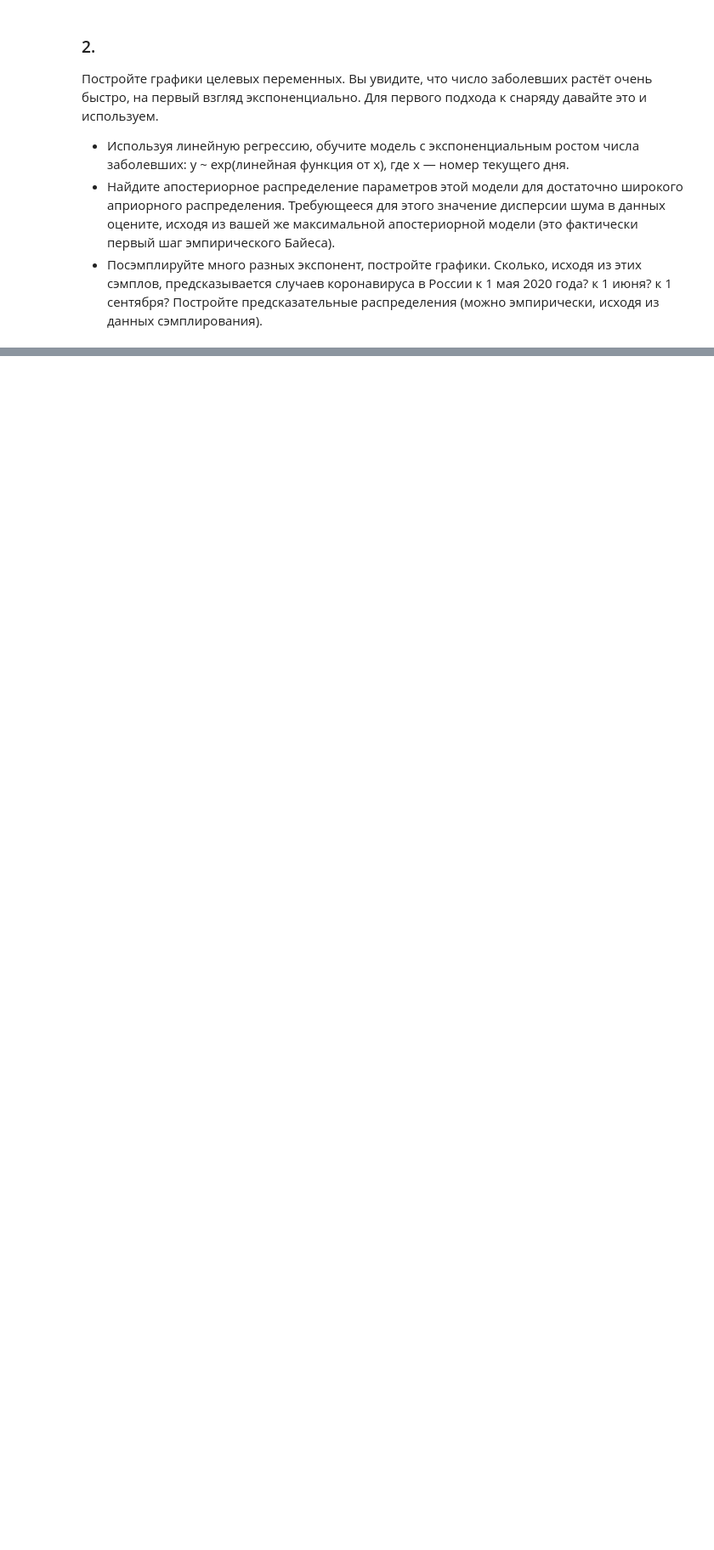
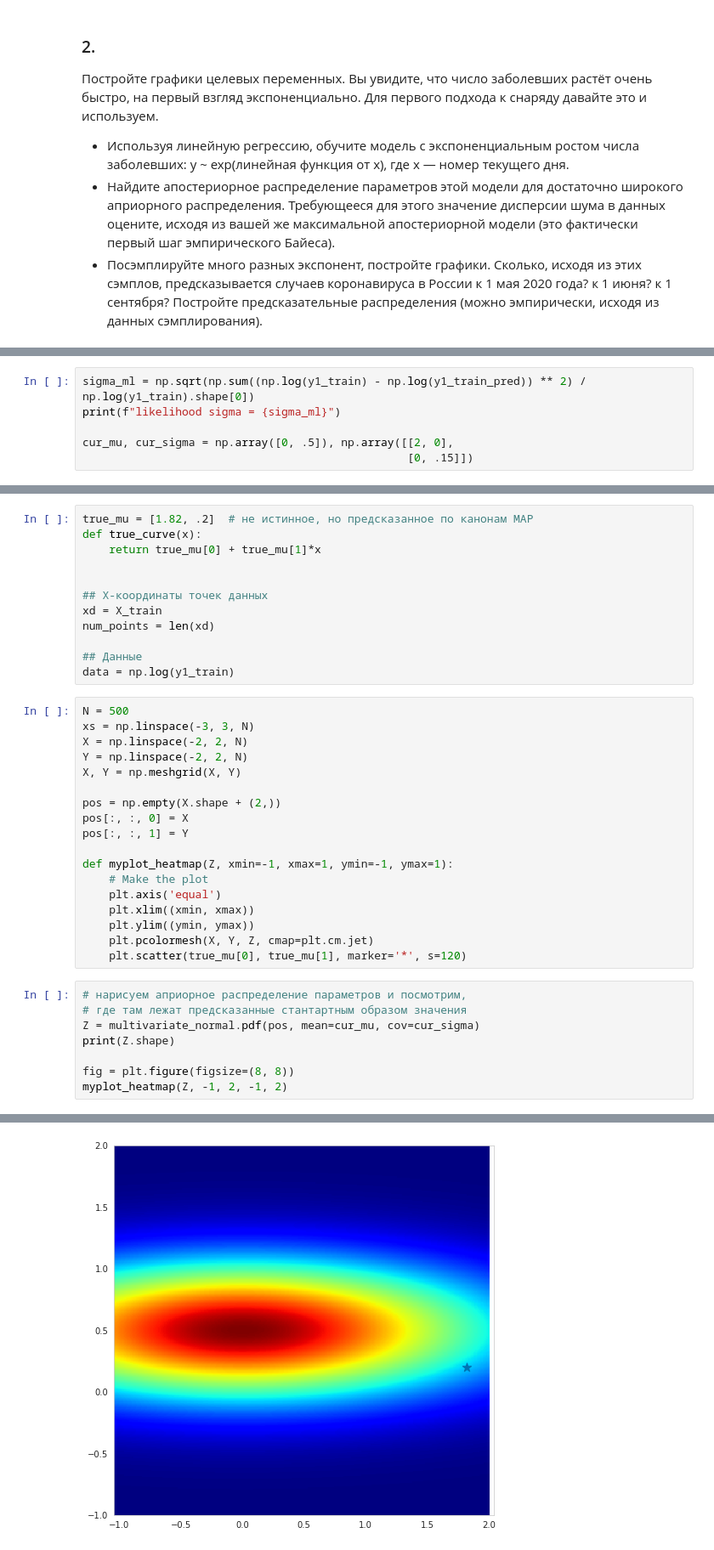
Before and after one commit to KPOTOH/advanced_ml, a Jupyter notebook: hw1/hw1.ipynb, the cells around one changed output, grey strips where cells are left out. Shown at 85% size. Cells and saved outputs as stored; diff of their text form; blank space fills up the shorter version.

```diff
--- a/hw1/hw1.ipynb
+++ b/hw1/hw1.ipynb
@@ -59,0 +295,6 @@ https://ourworldindata.org/coronavirus-source-data
+# %%
+sigma_ml = np.sqrt(np.sum((np.log(y1_train) - np.log(y1_train_pred)) ** 2) / np.log(y1_train).shape[0])
+print(f"likelihood sigma = {sigma_ml}")
+
+cur_mu, cur_sigma = np.array([0, .5]), np.array([[2, 0],
+                                                 [0, .15]])
@@ -59,0 +305,39 @@ https://ourworldindata.org/coronavirus-source-data
+# %%
+true_mu = [1.82, .2]  # не истинное, но предсказанное по канонам MAP
+def true_curve(x):
+    return true_mu[0] + true_mu[1]*x
+
+
+## X-координаты точек данных
+xd = X_train
+num_points = len(xd)
+
+## Данные
+data = np.log(y1_train)
+# %%
+N = 500
+xs = np.linspace(-3, 3, N)
+X = np.linspace(-2, 2, N)
+Y = np.linspace(-2, 2, N)
+X, Y = np.meshgrid(X, Y)
+
+pos = np.empty(X.shape + (2,))
+pos[:, :, 0] = X
+pos[:, :, 1] = Y
+
+def myplot_heatmap(Z, xmin=-1, xmax=1, ymin=-1, ymax=1):
+    # Make the plot
+    plt.axis('equal')
+    plt.xlim((xmin, xmax))
+    plt.ylim((ymin, ymax))
+    plt.pcolormesh(X, Y, Z, cmap=plt.cm.jet)
+    plt.scatter(true_mu[0], true_mu[1], marker='*', s=120)
+# %%
+# нарисуем априорное распределение параметров и посмотрим,
+# где там лежат предсказанные стантартным образом значения
+Z = multivariate_normal.pdf(pos, mean=cur_mu, cov=cur_sigma)
+print(Z.shape)
+
+fig = plt.figure(figsize=(8, 8))
+myplot_heatmap(Z, -1, 2, -1, 2)
+# %% [output]
@@ -59,0 +345 @@ https://ourworldindata.org/coronavirus-source-data
+[figure, added]
```
Also changed, not shown: parts of 62 cells of this notebook, 2 other files.
